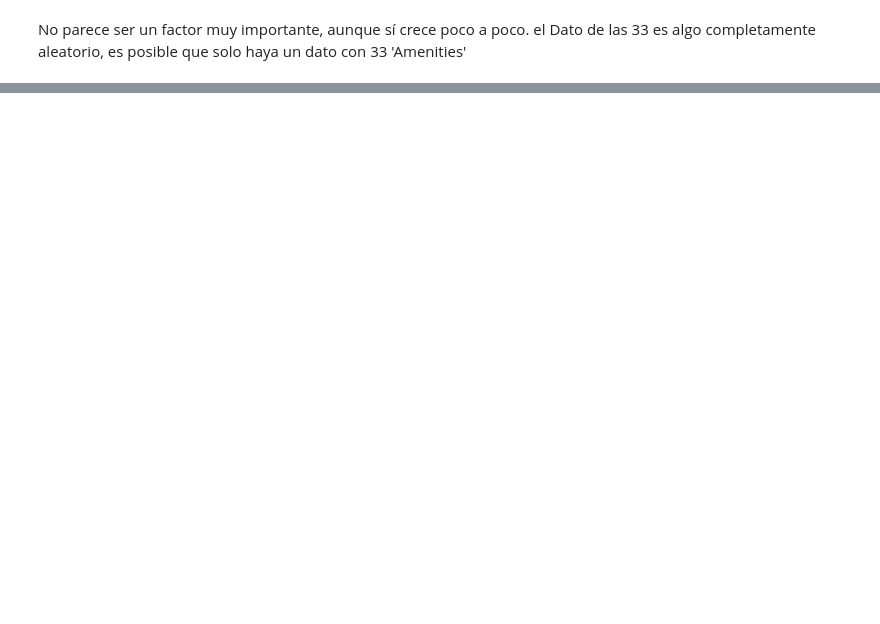
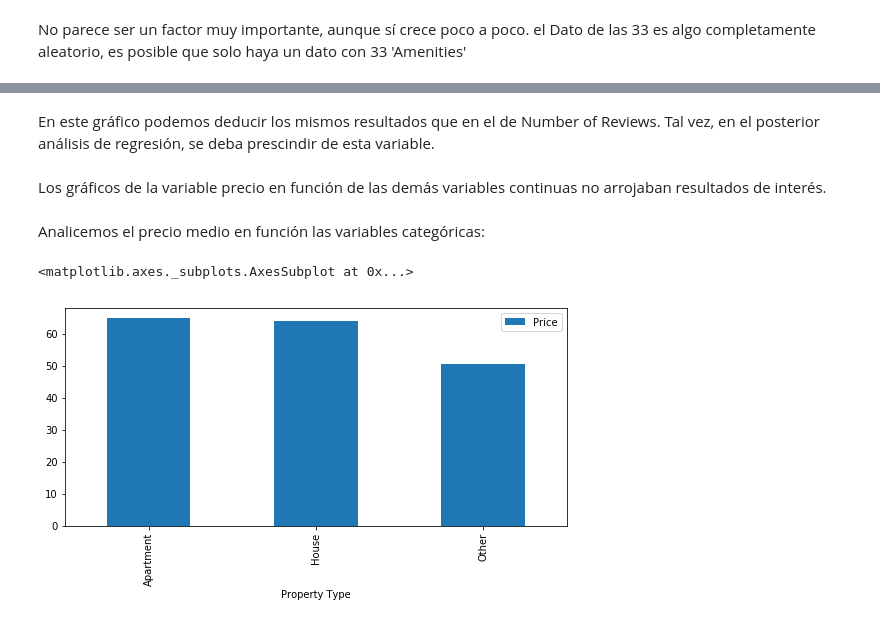
Before and after one commit to AlvaroML95/PRACTICA_FINAL, a Jupyter notebook: Practica Final.ipynb, the cells around one changed output, grey strips where cells are left out. Saved outputs shown, nothing was run; the diff lists cells and outputs as text; code cells hidden in the pictures; blank space fills up the shorter version.

```diff
--- a/Practica Final.ipynb
+++ b/Practica Final.ipynb
@@ -469,0 +597,12 @@ No parece ser un factor muy importante, aunque sí crece poco a poco. el Dato de
+# %% [markdown]
+En este gráfico podemos deducir los mismos resultados que en el de Number of Reviews. Tal vez, en el posterior análisis de regresión, se deba prescindir de esta variable.
+# %% [markdown]
+Los gráficos de la variable precio en función de las demás variables continuas no arrojaban resultados de interés.
+# %% [markdown]
+Analicemos el precio medio en función las variables categóricas:
+# %%
+plt.rcParams['figure.figsize'] = (9,4)
+pd.DataFrame(datos.groupby('Property Type')['Price'].mean().sort_values(ascending=False)).plot(kind='bar')
+# %% [output]
+<matplotlib.axes._subplots.AxesSubplot at 0x...>
+[figure, added]
```
Also changed, not shown: parts of 59 cells of this notebook.
